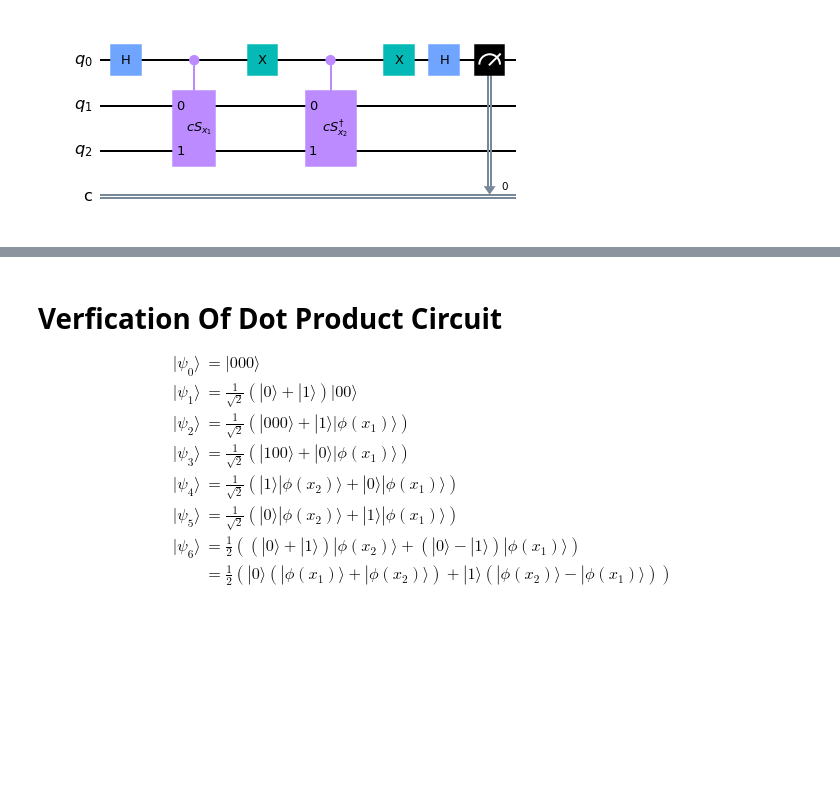
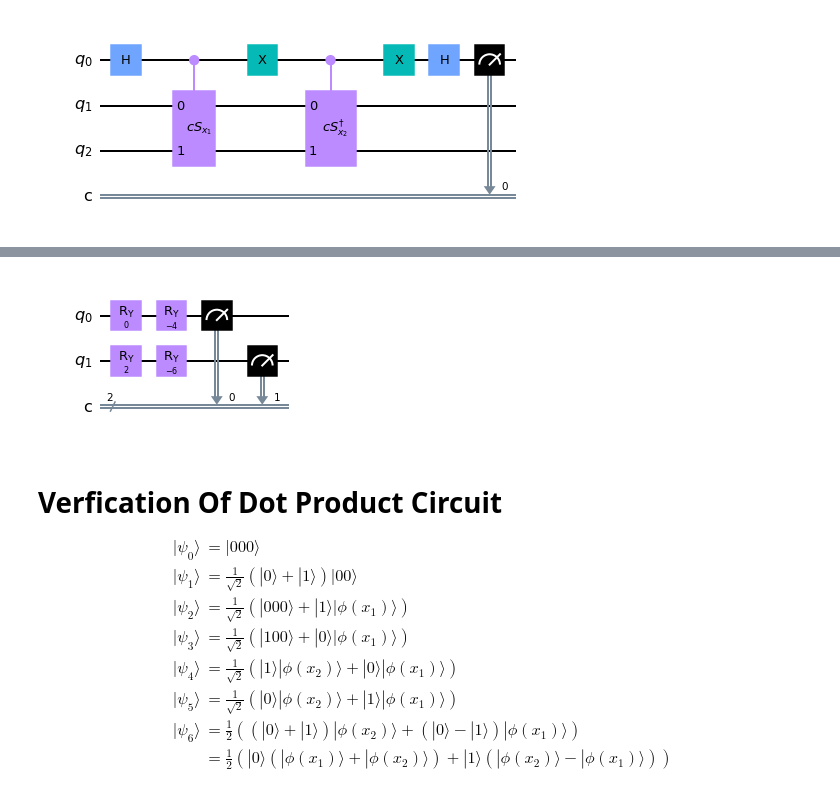
Before and after one commit to cwjsdsu/Qractice, a Jupyter notebook: Cole/VariationalQuantumClassifierPart2.ipynb, the cells around one changed output, grey strips where cells are left out. Saved outputs shown, nothing was run; the diff lists cells and outputs as text; code cells hidden in the pictures; blank space fills up the shorter version.

```diff
--- a/Cole/VariationalQuantumClassifierPart2.ipynb
+++ b/Cole/VariationalQuantumClassifierPart2.ipynb
@@ -662,3 +699,7 @@ kernelCirc2([0, 0], [1, 1], MyZZFeatureMap, reps=2).draw('mpl')
+# %%
+kernelCirc2([0, 1], [2, 3], MyRyFeatureMap, reps=1).draw('mpl')
+# %% [output]
+[figure, added]
 # %% [markdown]
 # Verfication Of Dot Product Circuit
 
```
Also changed, not shown: parts of 12 cells of this notebook.
